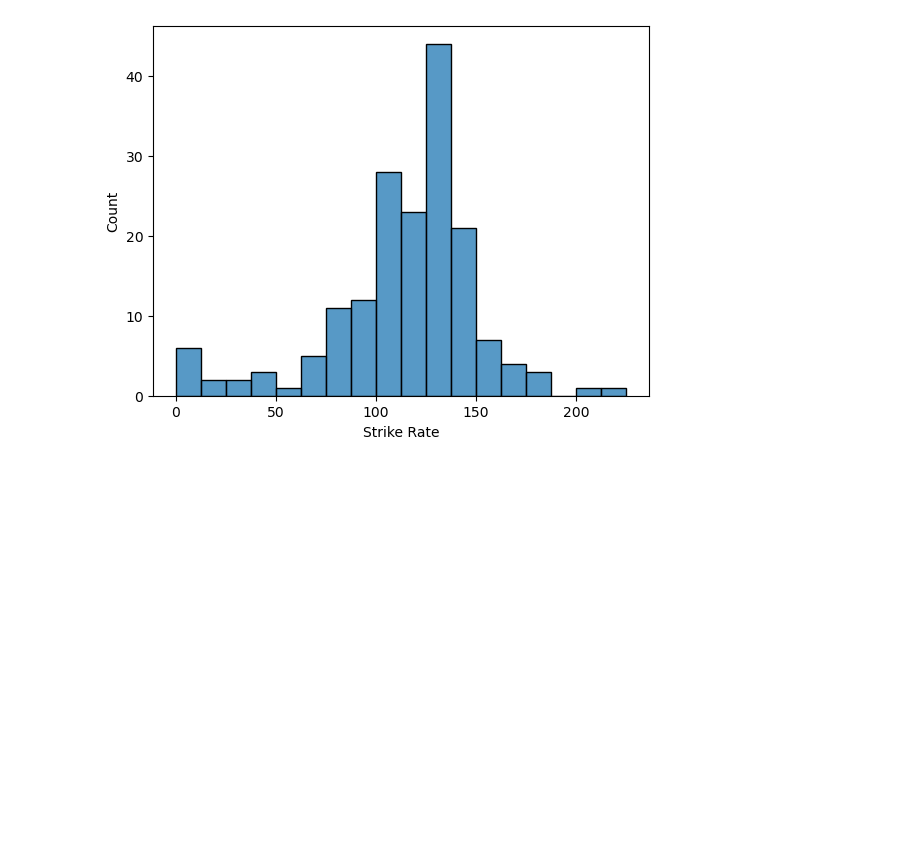
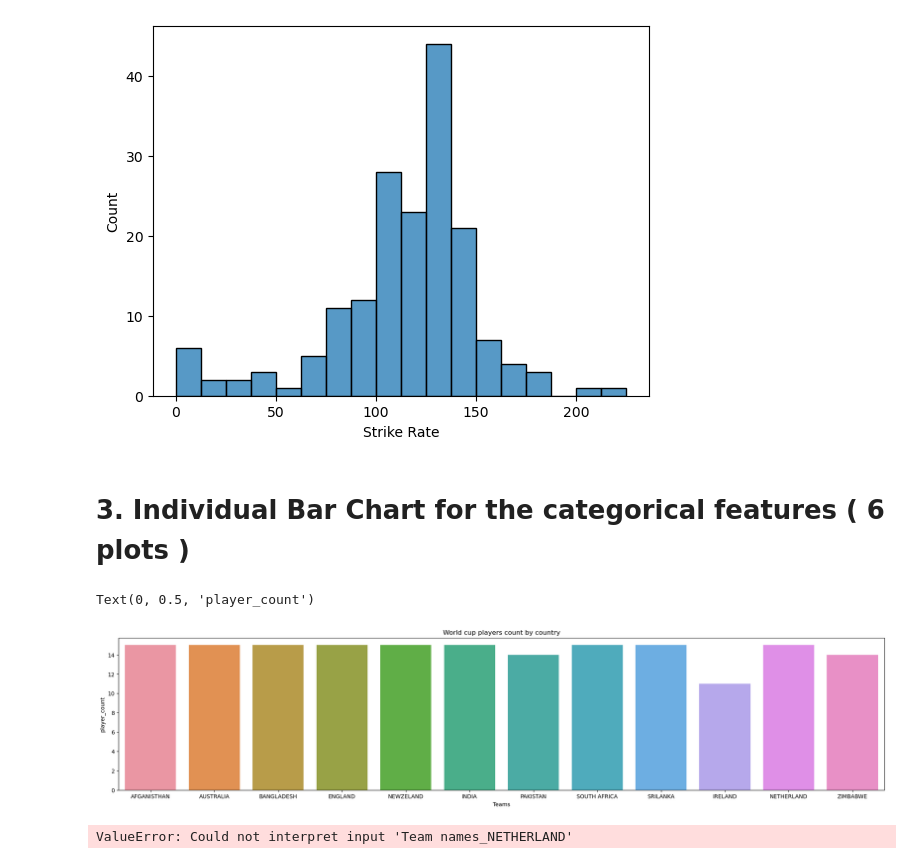
Before and after one commit to n8fury/MVP_Predictor-T20_Mens_Worldcup_2022, a Jupyter notebook: EDA(Exploratory Data Analysis).ipynb, the cells around one changed output. Drawn from its saved outputs; the diff is of its cells as text; code cells hidden in the pictures; blank space fills up the shorter version.

Commit message:
added individual bar chart

```diff
--- a/EDA(Exploratory Data Analysis).ipynb
+++ b/EDA(Exploratory Data Analysis).ipynb
@@ -112,3 +112,21 @@ sns.histplot(df,x='Strike Rate')
 # %% [output]
 <AxesSubplot:xlabel='Strike Rate', ylabel='Count'>
 [figure]
+# %% [markdown]
+# 3. Individual Bar Chart for the categorical features  ( 6 plots )
+# %%
+#Bar chart for categorical features plot_1
+plt.figure(figsize=(25, 5))
+sns.countplot(x='Team names',data=df)
+plt.title("World cup players count by country")
+plt.xlabel("Teams")
+plt.ylabel("player_count")
+# %% [output]
+Text(0, 0.5, 'player_count')
+[figure, added]
+# %%
+#Bar chart for categorical features plot_2
+sns.countplot(x='Team names_NETHERLAND',data=df2)
+plt.ylabel("player_count")
+# %% [output]
+ValueError: Could not interpret input 'Team names_NETHERLAND'
```
Also changed, not shown: parts of 4 cells of this notebook.
